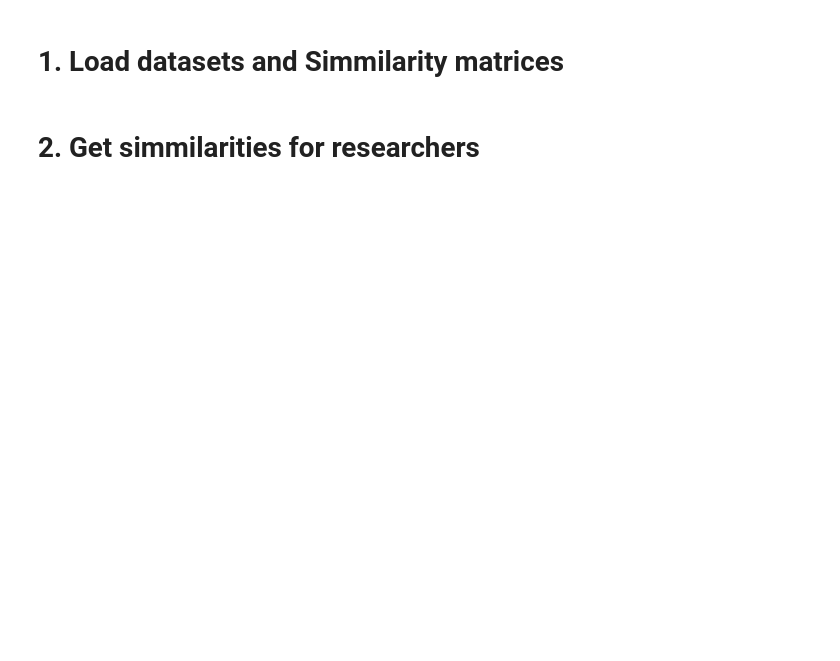
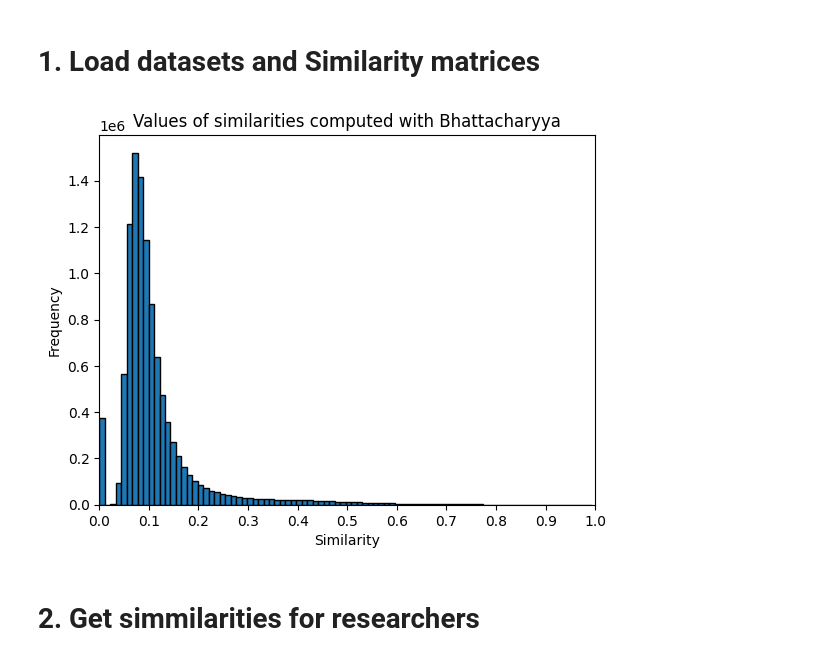
Before and after one commit to AI4University/recommendation_system, a Jupyter notebook: match.ipynb, the cells around one changed output. Saved outputs shown, nothing was run; the diff lists cells and outputs as text; code cells hidden in the pictures; blank space fills up the shorter version.

```diff
--- a/match.ipynb
+++ b/match.ipynb
@@ -4,5 +7,5 @@ import numpy as np
 # %% [markdown]
-# 1. Load datasets and Simmilarity matrices
+# 1. Load datasets and Similarity matrices
 # %%
 # load databases
 df_publications = pd.read_parquet('/export/usuarios_ml4ds/mbalairon/github/recommendation_system/dataset/publications_topics.parquet')
@@ -15,7 +18,25 @@ df_researchers = pd.read_parquet('/export/usuarios_ml4ds/mbalairon/github/data_i
 df_eic['Call'] = df_eic['id']
 df_calls = pd.concat([df_horizon[['Call', 'tpc_decomposition']], df_eic[['Call', 'tpc_decomposition']]], axis=0).reset_index(drop=True)
 # %%
-# load simmilarity matrixs
-sim_matrix_embeddings = np.load('/export/usuarios_ml4ds/mbalairon/github/recommendation_system/simmilarity_matrices/cosine_sim_matrix_we_doc2vec.npy')
-sim_matrix_BERT = np.load('/export/usuarios_ml4ds/mbalairon/github/recommendation_system/simmilarity_matrices/cosine_sim_matrix_we_BERT.npy')
-sim_matrix_bhattacharyya = np.load('/export/usuarios_ml4ds/mbalairon/github/recommendation_system/simmilarity_matrices/bhattacharyya_sim_matrix.npy')
+# load similarity matrixs
+sim_matrix_embeddings = pd.read_parquet('/export/usuarios_ml4ds/mbalairon/github/recommendation_system/similarity_matrices/cosine_sim_matrix_we_doc2vec.parquet')
+sim_matrix_BERT = pd.read_parquet('/export/usuarios_ml4ds/mbalairon/github/recommendation_system/similarity_matrices/cosine_sim_matrix_we_BERT.parquet')
+sim_matrix_tfidf = pd.read_parquet('/export/usuarios_ml4ds/mbalairon/github/recommendation_system/similarity_matrices/cosine_sim_matrix_tfidf.parquet')
+sim_matrix_bhattacharyya = pd.read_parquet('/export/usuarios_ml4ds/mbalairon/github/recommendation_system/similarity_matrices/bhattacharyya_sim_matrix.parquet')
+# %%
+all_numeric_values = sim_matrix_bhattacharyya.select_dtypes(include='number').values.flatten()
+
+# Crear un histograma para todos los valores numéricos
+plt.hist(all_numeric_values, bins=90, edgecolor='black')
+plt.xlim(0, 1)
+
+# Utilizar numpy.arange() para generar ticks con incrementos decimales
+plt.xticks(np.arange(0, 1.1, 0.1))
+
+plt.title('Values of similarities computed with Bhattacharyya')
+plt.xlabel('Similarity')
+plt.ylabel('Frequency')
+
+plt.show()
+# %% [output]
+[figure, added]
```
Also changed, not shown: parts of 21 cells of this notebook, 26 other files.
